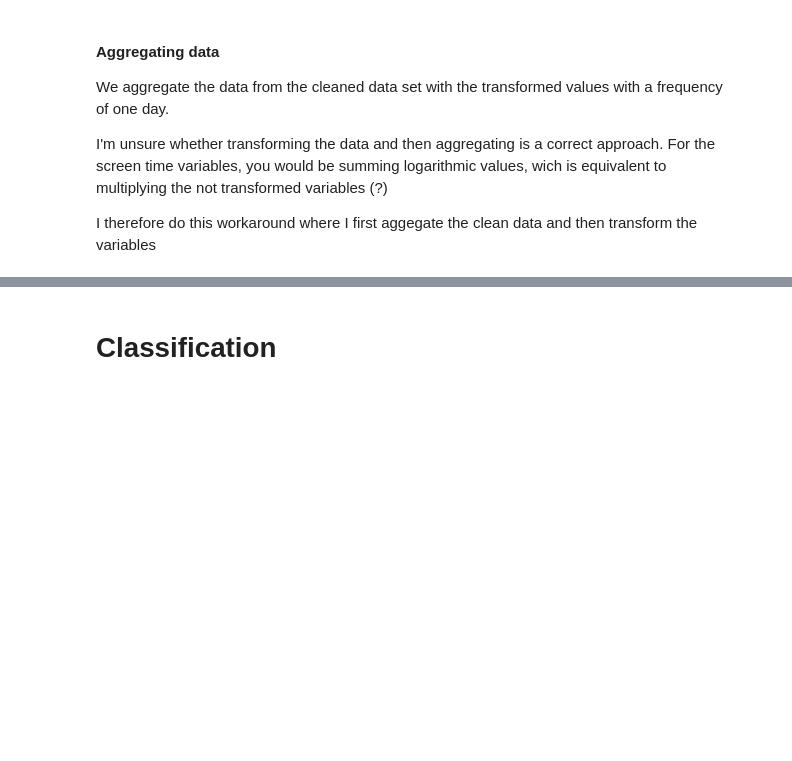
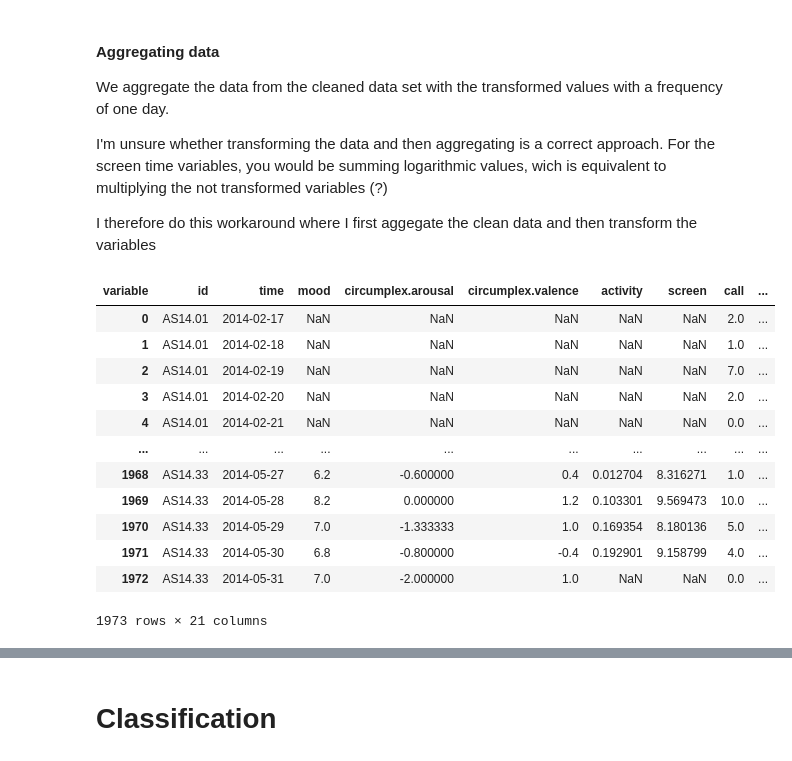
Before and after one commit to arturoam00/mood_prediction, a Jupyter notebook: main.ipynb, the cells around one changed output, grey strips where cells are left out. Cells and saved outputs as stored; diff of their text form; code cells hidden in the pictures; blank space fills up the shorter version.

```diff
--- a/main.ipynb
+++ b/main.ipynb
@@ -257,4 +257,20 @@ agg_transformed = aggregated.replace(to_replace=replace_map, value=np.nan).apply
 agg_transformed.to_csv(f"output/data/agg_transformed{freq}.csv")
+# %%
+agg_transformed
+# %% [output]
+| variable | id | time | mood | circumplex.arousal | circumplex.valence | activity | screen | call | ... |
+| 0 | AS14.01 | 2014-02-17 | NaN | NaN | NaN | NaN | NaN | 2.0 | ... |
+| 1 | AS14.01 | 2014-02-18 | NaN | NaN | NaN | NaN | NaN | 1.0 | ... |
+| 2 | AS14.01 | 2014-02-19 | NaN | NaN | NaN | NaN | NaN | 7.0 | ... |
+| 3 | AS14.01 | 2014-02-20 | NaN | NaN | NaN | NaN | NaN | 2.0 | ... |
+| 4 | AS14.01 | 2014-02-21 | NaN | NaN | NaN | NaN | NaN | 0.0 | ... |
+| ... | ... | ... | ... | ... | ... | ... | ... | ... | ... |
+| 1968 | AS14.33 | 2014-05-27 | 6.2 | -0.600000 | 0.4 | 0.012704 | 8.316271 | 1.0 | ... |
+| 1969 | AS14.33 | 2014-05-28 | 8.2 | 0.000000 | 1.2 | 0.103301 | 9.569473 | 10.0 | ... |
+| 1970 | AS14.33 | 2014-05-29 | 7.0 | -1.333333 | 1.0 | 0.169354 | 8.180136 | 5.0 | ... |
+| 1971 | AS14.33 | 2014-05-30 | 6.8 | -0.800000 | -0.4 | 0.192901 | 9.158799 | 4.0 | ... |
+| 1972 | AS14.33 | 2014-05-31 | 7.0 | -2.000000 | 1.0 | NaN | NaN | 0.0 | ... |
+1973 rows × 21 columns
 # %%
 nrows, ncols = 5, 4
 fig, axes = plt.subplots(nrows, ncols, sharex=False, figsize=(20, 20))
```
Also changed, not shown: parts of 5 cells of this notebook, 5 other files.
